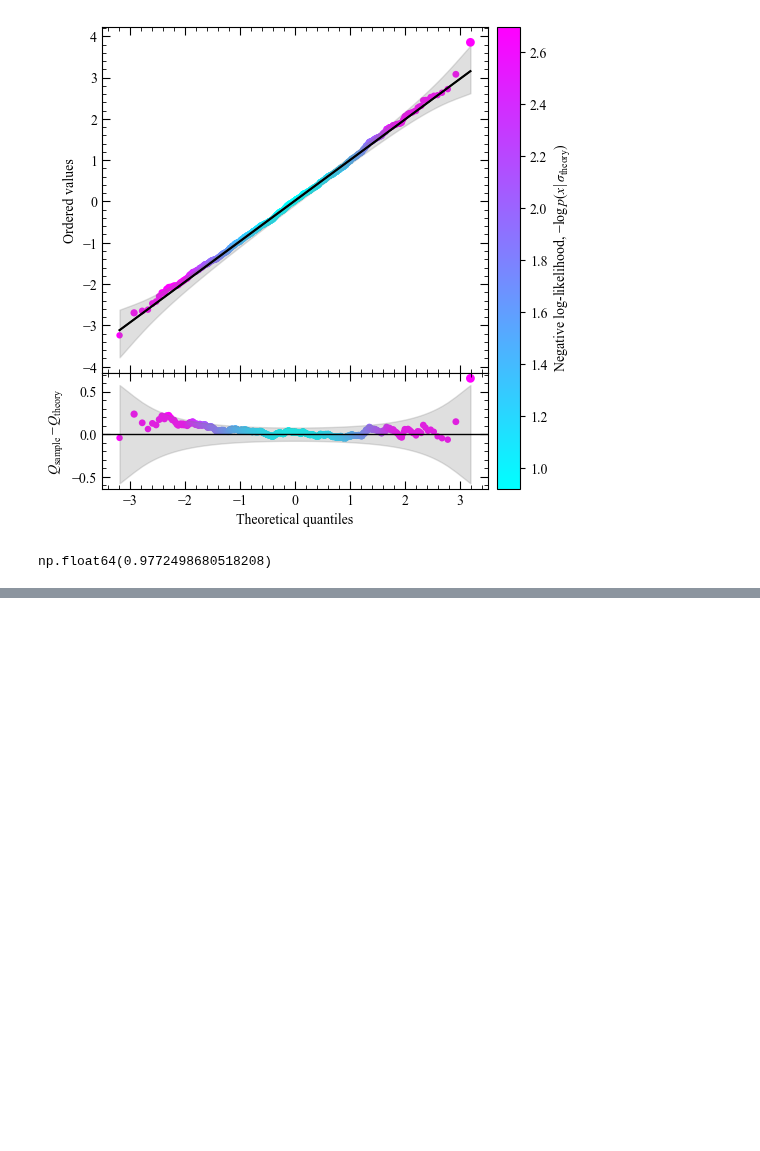
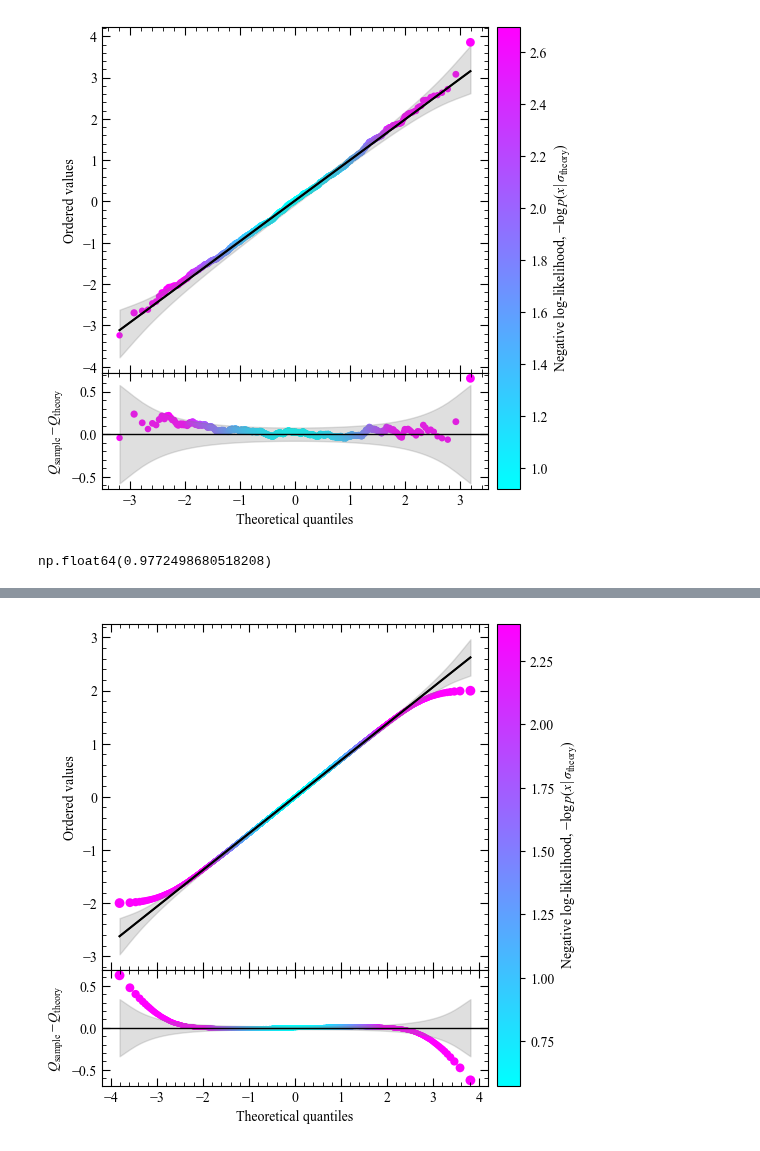
Before and after one commit to Sebastian426/Sebastian_Sloan_Computational_Physics, a Jupyter notebook: QQ,AD,KS.ipynb, the cells around one changed output, grey strips where cells are left out. Saved outputs shown, nothing was run; the diff lists cells and outputs as text; code cells hidden in the pictures; blank space fills up the shorter version.

Commit message:
Sorted QQ plot for propagator as well as meaningful statistical analysis for propagator, still need to implement for metropolis

```diff
--- a/QQ,AD,KS.ipynb
+++ b/QQ,AD,KS.ipynb
@@ -237,0 +430,83 @@ np.float64(0.9772498680518208)
+# %%
+# --- Figure layout ---
+fig = plt.figure(figsize=(6, 6))
+gs = fig.add_gridspec(2, 1, height_ratios=[3, 1], hspace=0)
+
+ax_qq = fig.add_subplot(gs[0])
+ax_res = fig.add_subplot(gs[1], sharex=ax_qq)
+
+# -------------------
+# Top: QQ plot
+# -------------------
+sc = ax_qq.scatter( #Data
+    osm, osr,
+    c=nll,
+    norm=norm,
+    cmap=cmap_color,
+    s=sizes,
+    edgecolors='none'
+)
+
+ax_qq.plot( #Black Normal Line
+    osm,
+    slope * osm + intercept,
+    color='black',
+    lw=1.2,
+    alpha=0.8
+)
+
+ax_qq.plot(osm, slope * osm + intercept, color='black', lw=1.5)
+ax_qq.fill_between(osm, lower, upper, color='grey', alpha=0.25)
+
+ax_qq.set_ylabel("Ordered values")
+ax_qq.minorticks_on()
+ax_qq.tick_params(which='major', length=6, direction='in', top=True, right=True)
+ax_qq.tick_params(which='minor', length=3, direction='in', top=True, right=True)
+
+plt.setp(ax_qq.get_xticklabels(), visible=False)
+
+# -------------------
+# Bottom: detrended QQ
+# -------------------
+ax_res.scatter(
+    osm, qq_res,
+    c=nll,
+    norm=norm,
+    cmap=cmap_color,
+    s=sizes,
+    edgecolors='none'
+)
+
+# ±2σ band
+ax_res.axhline(0, color='black', lw=1)
+
+ax_res.set_xlabel("Theoretical quantiles")
+ax_res.set_ylabel(r"$Q_{\mathrm{sample}} - Q_{\mathrm{theory}}$")
+
+ax_res.minorticks_on()
+ax_res.tick_params(which='major', length=6, direction='in', top=True, right=True)
+ax_res.tick_params(which='minor', length=3, direction='in', top=True, right=True)
+
+res_upper = z_alpha * slope * sigma_q
+res_lower = -z_alpha * slope * sigma_q
+
+ax_res.fill_between(
+    osm,
+    res_lower,
+    res_upper,
+    color='grey',
+    alpha=0.25
+)
+
+# -------------------
+# Colorbar (|z|)
+# -------------------
+cbar = fig.colorbar(sc, ax=[ax_qq, ax_res], pad=0.02)
+cbar.set_label(
+    r"Negative log-likelihood, $-\log p(x\,|\,\sigma_{\mathrm{theory}})$"
+)
+
+plt.savefig(laptop_savepath_qq_prop, bbox_inches='tight')
+plt.show()
+# %% [output]
+[figure, added]
```
Also changed, not shown: parts of 14 cells of this notebook, 2 other files.
